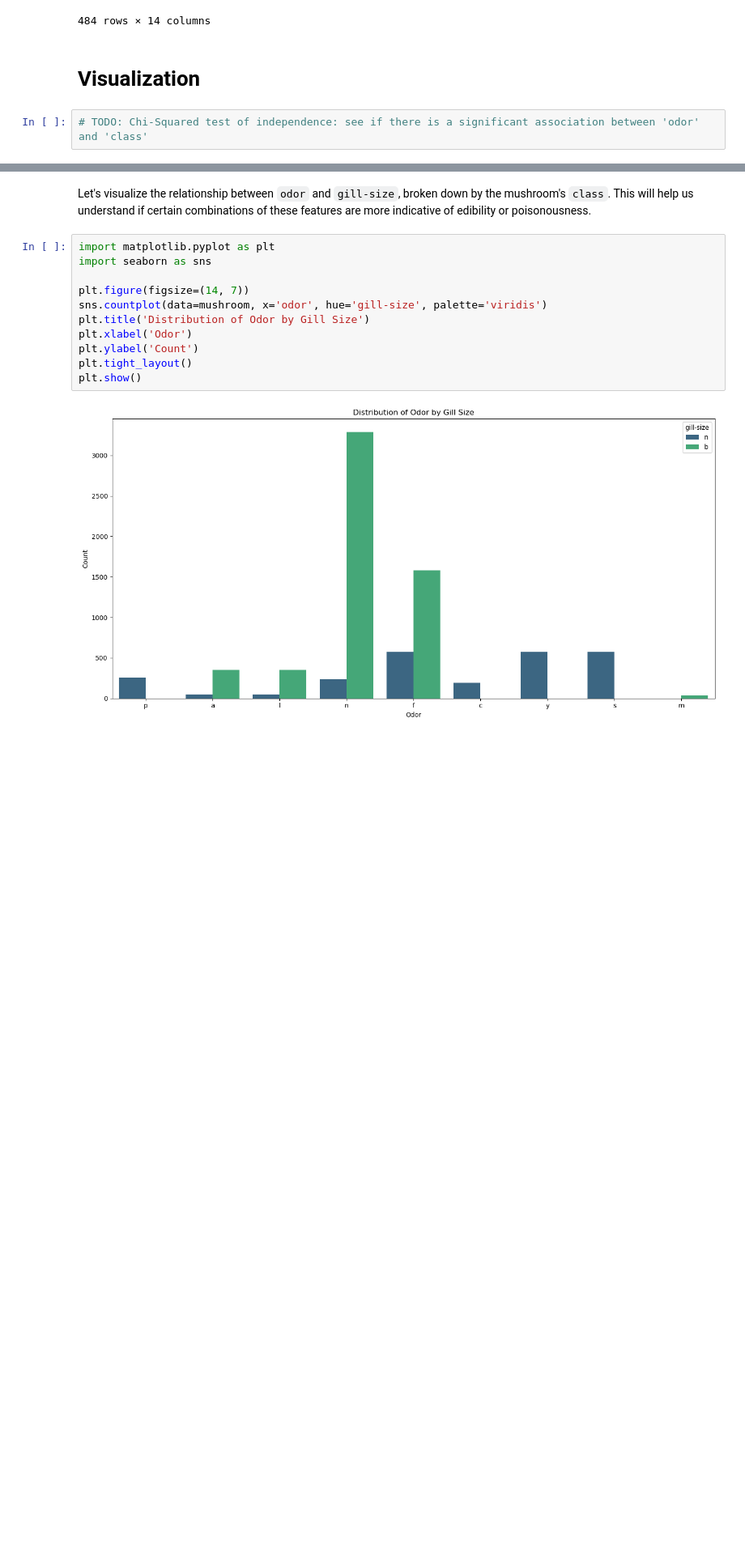
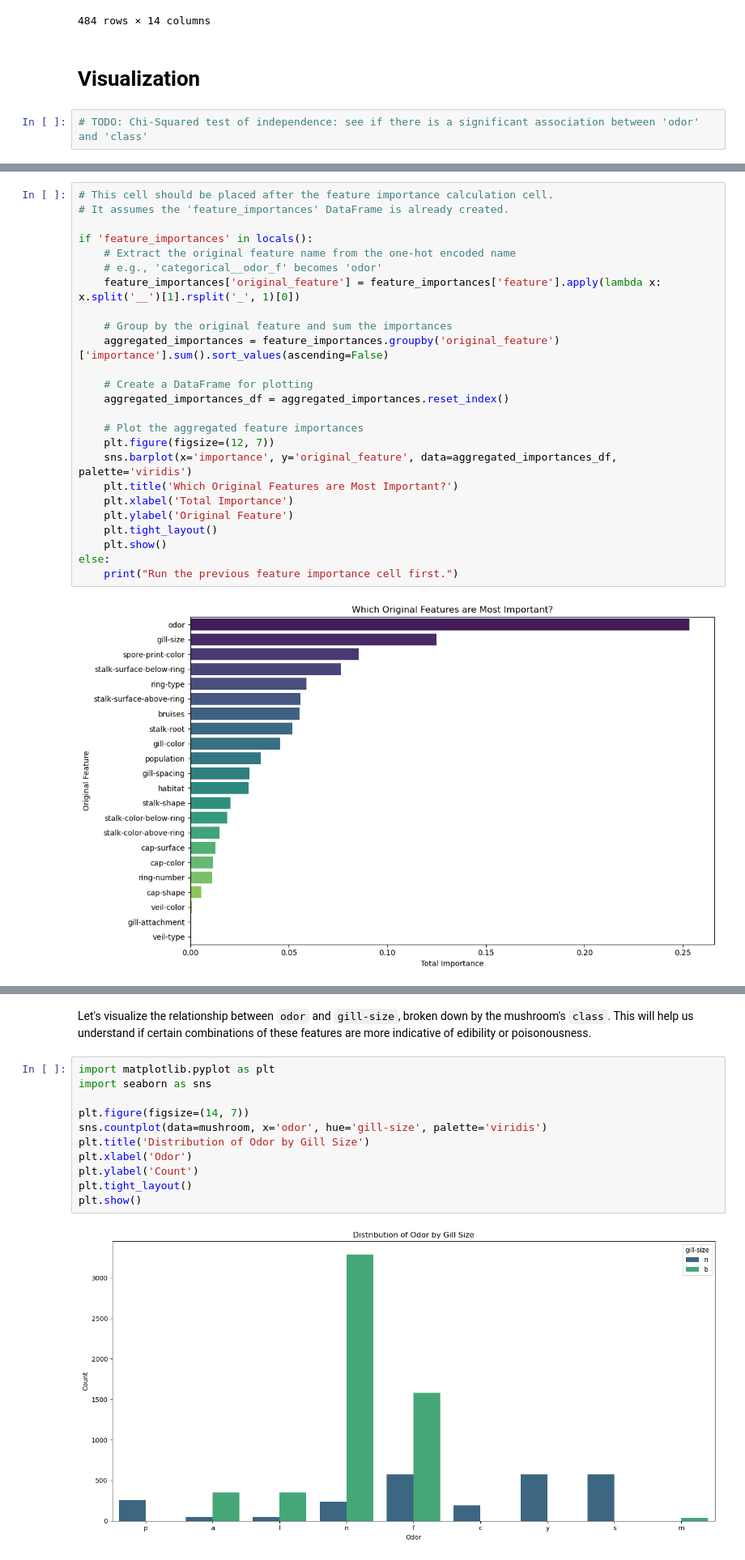
Before and after one commit to Elite1N/ml-playground, a Jupyter notebook: MushroomClassification.ipynb, the cells around one changed output, grey strips where cells are left out. Shown at 81% size. Drawn from its saved outputs; the diff is of its cells as text; blank space fills up the shorter version.

```diff
--- a/MushroomClassification.ipynb
+++ b/MushroomClassification.ipynb
@@ -289,6 +303,33 @@ Top 10 Feature Importances:
 94                 categorical__ring-type_p    0.032142
 20                   categorical__bruises_f    0.029842
 [figure]
+# %%
+# This cell should be placed after the feature importance calculation cell.
+# It assumes the 'feature_importances' DataFrame is already created.
+
+if 'feature_importances' in locals():
+    # Extract the original feature name from the one-hot encoded name
+    # e.g., 'categorical__odor_f' becomes 'odor'
+    feature_importances['original_feature'] = feature_importances['feature'].apply(lambda x: x.split('__')[1].rsplit('_', 1)[0])
+
+    # Group by the original feature and sum the importances
+    aggregated_importances = feature_importances.groupby('original_feature')['importance'].sum().sort_values(ascending=False)
+
+    # Create a DataFrame for plotting
+    aggregated_importances_df = aggregated_importances.reset_index()
+
+    # Plot the aggregated feature importances
+    plt.figure(figsize=(12, 7))
+    sns.barplot(x='importance', y='original_feature', data=aggregated_importances_df, palette='viridis')
+    plt.title('Which Original Features are Most Important?')
+    plt.xlabel('Total Importance')
+    plt.ylabel('Original Feature')
+    plt.tight_layout()
+    plt.show()
+else:
+    print("Run the previous feature importance cell first.")
+# %% [output]
+[figure, added]
 # %%
 import seaborn as sns
 import matplotlib.pyplot as plt
```
Also changed, not shown: parts of 12 cells of this notebook.
